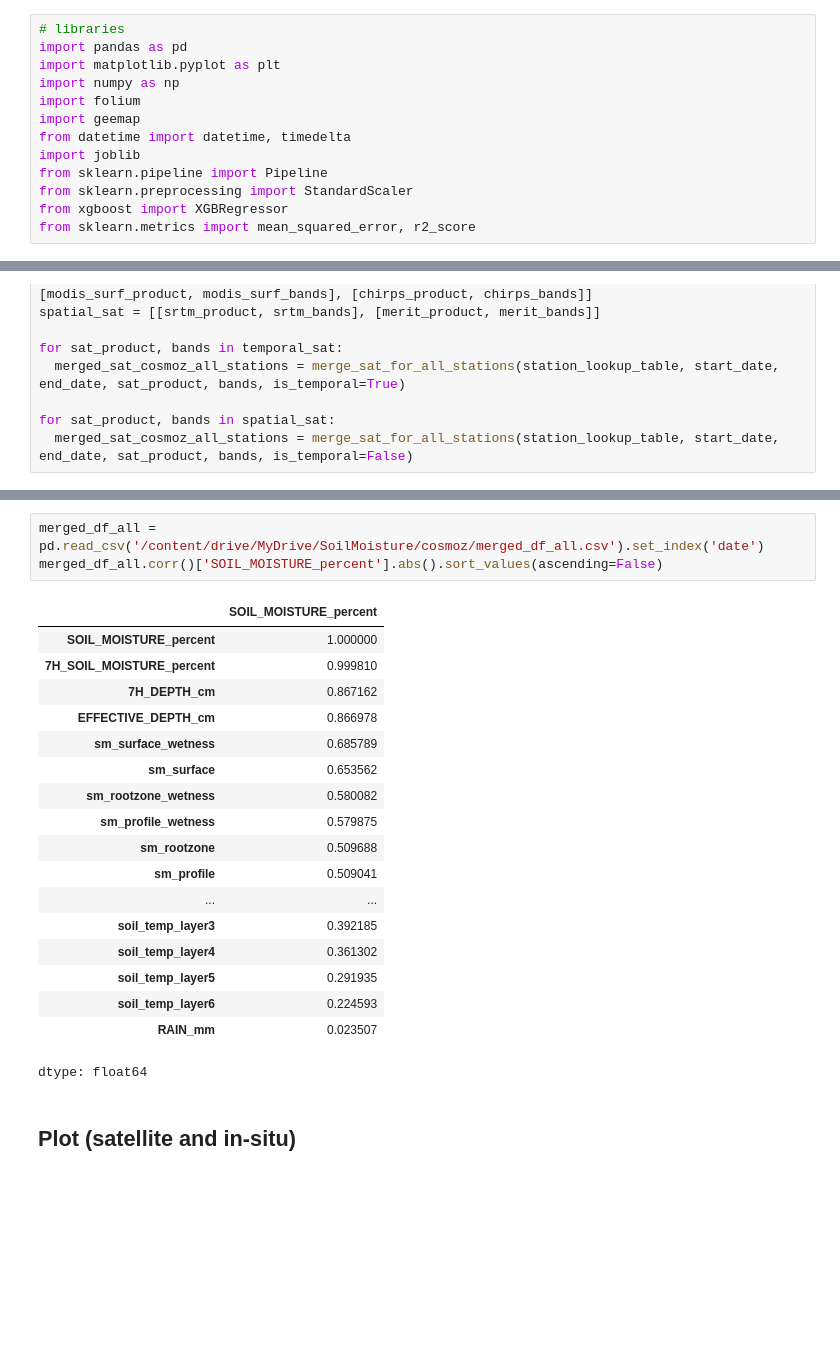
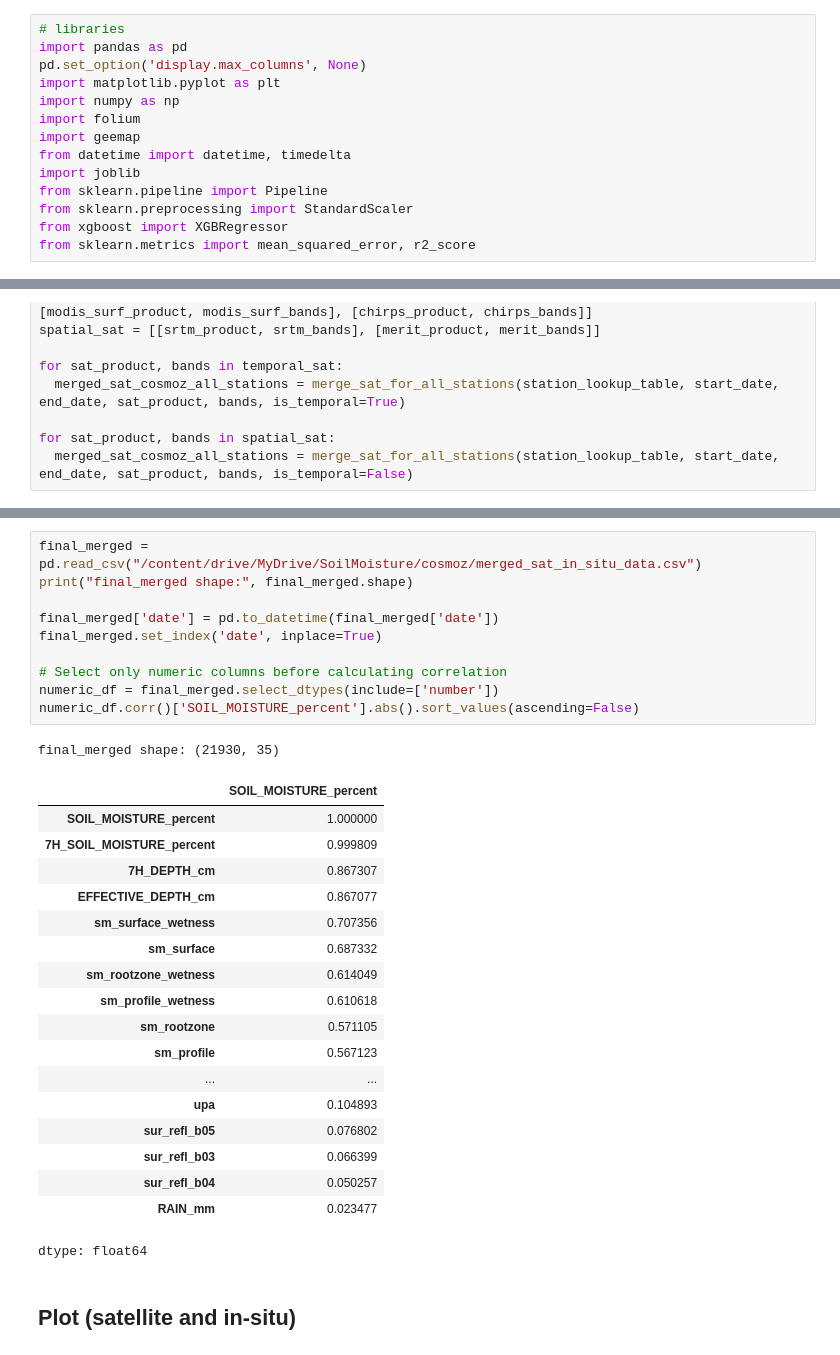
Before and after one commit to top-data/Soil_moisture, a Jupyter notebook: sm_cosmoz_inputs.ipynb, the cells around one changed output, grey strips where cells are left out. Cells and saved outputs as stored; diff of their text form; blank space fills up the shorter version.

```diff
--- a/sm_cosmoz_inputs.ipynb
+++ b/sm_cosmoz_inputs.ipynb
@@ -5,6 +5,7 @@
 # %%
 # libraries
 import pandas as pd
+pd.set_option('display.max_columns', None)
 import matplotlib.pyplot as plt
 import numpy as np
 import folium
@@ -401,25 +365,33 @@ Merging completed and saved to 'merged_sat_cosmoz_all_stations.csv'
 # %%
-merged_df_all = pd.read_csv('/content/drive/MyDrive/SoilMoisture/cosmoz/merged_df_all.csv').set_index('date')
-merged_df_all.corr()['SOIL_MOISTURE_percent'].abs().sort_values(ascending=False)
+final_merged = pd.read_csv("/content/drive/MyDrive/SoilMoisture/cosmoz/merged_sat_in_situ_data.csv")
+print("final_merged shape:", final_merged.shape)
+
+final_merged['date'] = pd.to_datetime(final_merged['date'])
+final_merged.set_index('date', inplace=True)
+
+# Select only numeric columns before calculating correlation
+numeric_df = final_merged.select_dtypes(include=['number'])
+numeric_df.corr()['SOIL_MOISTURE_percent'].abs().sort_values(ascending=False)
 # %% [output]
+final_merged shape: (21930, 35)
 |  | SOIL_MOISTURE_percent |
 | SOIL_MOISTURE_percent | 1.000000 |
-| 7H_SOIL_MOISTURE_percent | 0.999810 |
-| 7H_DEPTH_cm | 0.867162 |
-| EFFECTIVE_DEPTH_cm | 0.866978 |
-| sm_surface_wetness | 0.685789 |
-| sm_surface | 0.653562 |
-| sm_rootzone_wetness | 0.580082 |
-| sm_profile_wetness | 0.579875 |
-| sm_rootzone | 0.509688 |
-| sm_profile | 0.509041 |
+| 7H_SOIL_MOISTURE_percent | 0.999809 |
+| 7H_DEPTH_cm | 0.867307 |
+| EFFECTIVE_DEPTH_cm | 0.867077 |
+| sm_surface_wetness | 0.707356 |
+| sm_surface | 0.687332 |
+| sm_rootzone_wetness | 0.614049 |
+| sm_profile_wetness | 0.610618 |
+| sm_rootzone | 0.571105 |
+| sm_profile | 0.567123 |
 | ... | ... |
-| soil_temp_layer3 | 0.392185 |
-| soil_temp_layer4 | 0.361302 |
-| soil_temp_layer5 | 0.291935 |
-| soil_temp_layer6 | 0.224593 |
-| RAIN_mm | 0.023507 |
+| upa | 0.104893 |
+| sur_refl_b05 | 0.076802 |
+| sur_refl_b03 | 0.066399 |
+| sur_refl_b04 | 0.050257 |
+| RAIN_mm | 0.023477 |
-dtype: float64
+dtype: float64
 # %% [markdown]
 ## Plot (satellite and in-situ)
 # %%
```
Also changed, not shown: parts of 7 cells of this notebook.
